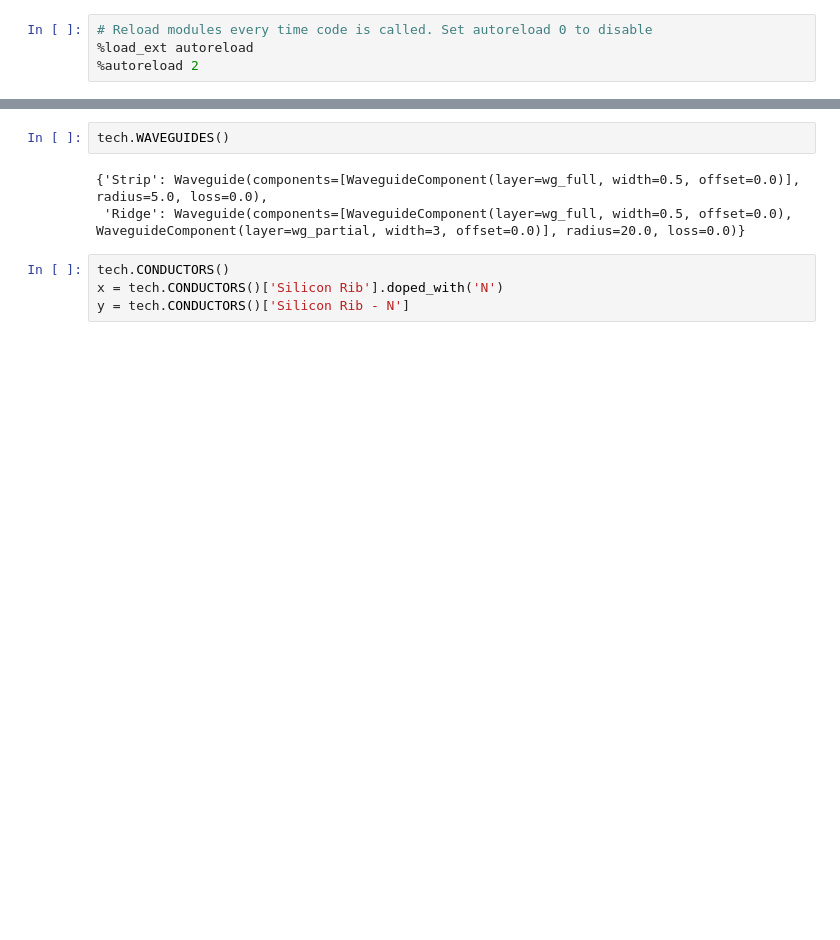
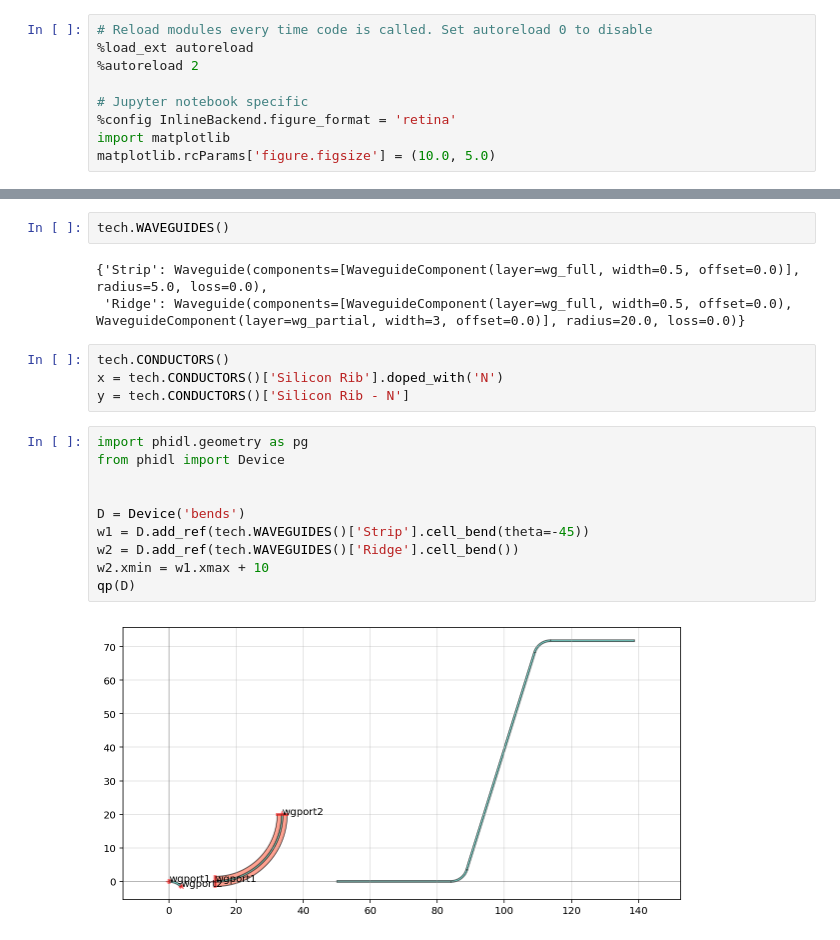
Before and after one commit to atait/phidl, a Jupyter notebook: notebooks/loading_technology.ipynb, the cells around one changed output, grey strips where cells are left out. Cells and saved outputs as stored; diff of their text form; blank space fills up the shorter version.

Commit message:
drawing waveguides using the technology

```diff
--- a/notebooks/loading_technology.ipynb
+++ b/notebooks/loading_technology.ipynb
@@ -4,3 +4,8 @@
 # Reload modules every time code is called. Set autoreload 0 to disable
 %load_ext autoreload
 %autoreload 2
+
+# Jupyter notebook specific
+%config InlineBackend.figure_format = 'retina'
+import matplotlib
+matplotlib.rcParams['figure.figsize'] = (10.0, 5.0)
@@ -57,3 +65,15 @@ tech.WAVEGUIDES()
 tech.CONDUCTORS()
 x = tech.CONDUCTORS()['Silicon Rib'].doped_with('N')
 y = tech.CONDUCTORS()['Silicon Rib - N']
+# %%
+import phidl.geometry as pg
+from phidl import Device
+
+
+D = Device('bends')
+w1 = D.add_ref(tech.WAVEGUIDES()['Strip'].cell_bend(theta=-45))
+w2 = D.add_ref(tech.WAVEGUIDES()['Ridge'].cell_bend())
+w2.xmin = w1.xmax + 10
+qp(D)
+# %% [output]
+[figure, added]
```
Also changed, not shown: parts of 3 cells of this notebook, 2 other files.
